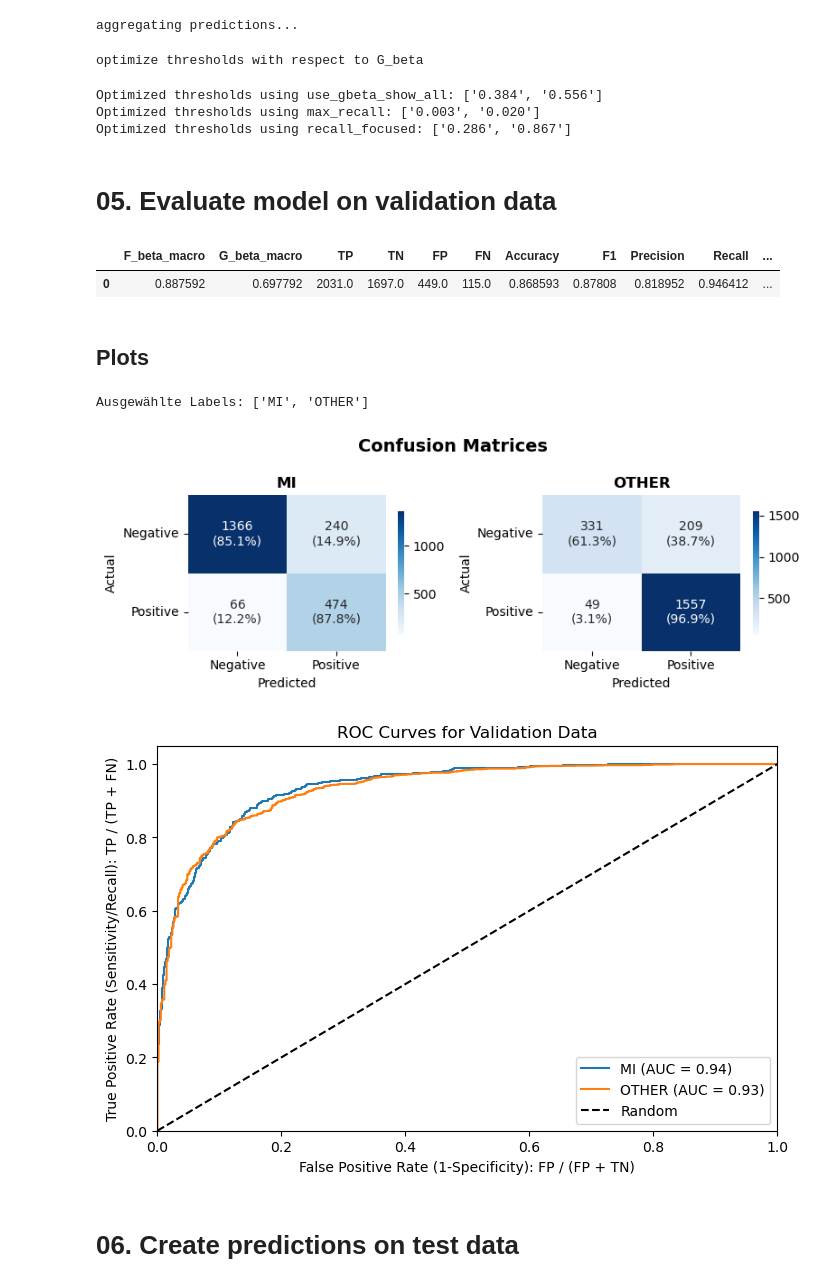
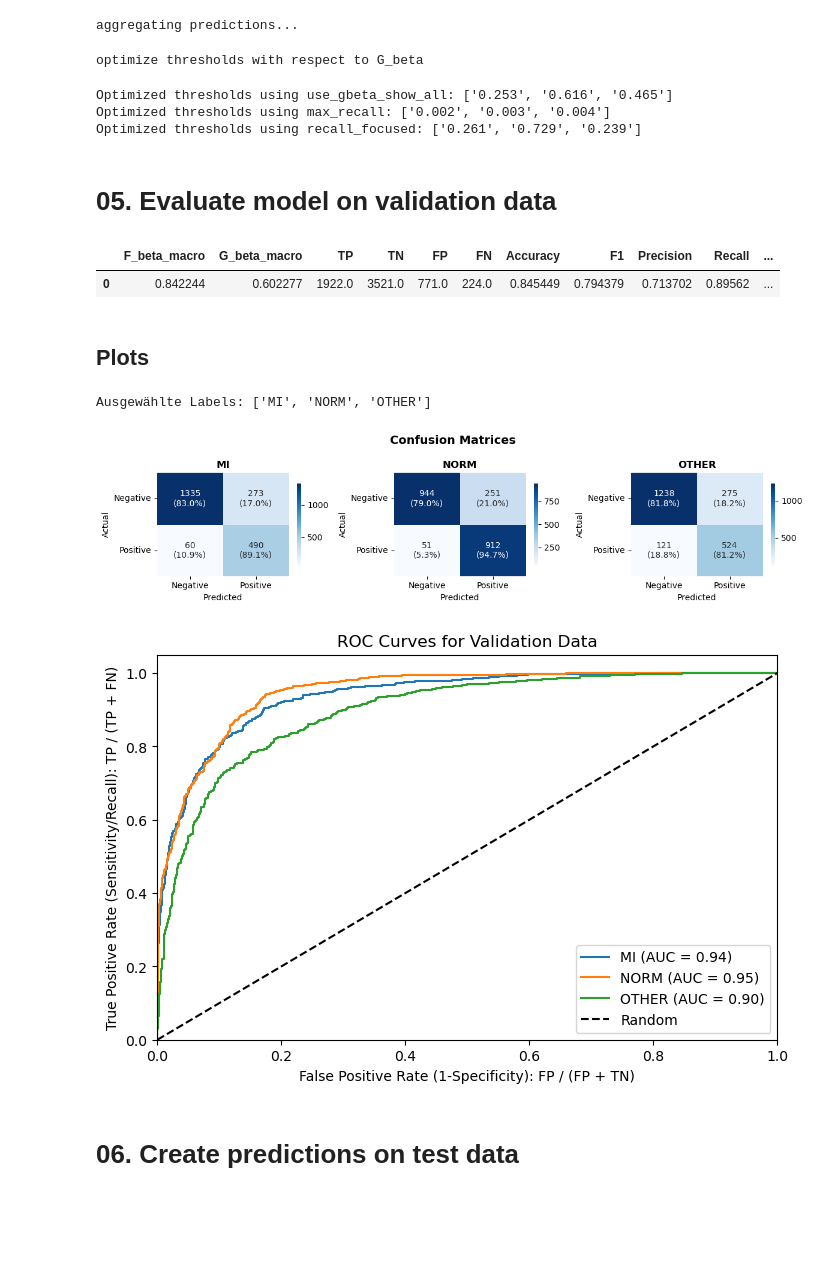
Before and after one commit to AliceKitchkin/ECG_Classification, a Jupyter notebook: ecg_benchmarking_repo/code/ecg_classification.ipynb, the cells around one changed output. Drawn from its saved outputs; the diff is of its cells as text; code cells hidden in the pictures; blank space fills up the shorter version.

Commit message:
Pretrained xresnet1d101 model on 23 classes, predicting 3 classes, with finetuning on 10 epochs, labels and thresholds

```diff
--- a/ecg_benchmarking_repo/code/ecg_classification.ipynb
+++ b/ecg_benchmarking_repo/code/ecg_classification.ipynb
@@ -94,7 +94,7 @@ Count classes: 5
 # classes_2 = ['IMI'] # OTHER
 # classes_3 = ['AMI'] # OTHER
 # classes_4 = ['IMI', 'AMI'] # OTHER
-classes_5 = ['MI']
+classes_5 = ['MI', 'NORM']
 # %%
 # extract excisting classes
 classes = classes_5
@@ -489,9 +491,9 @@ aggregating predictions...
 thresholds = model.optimize_thresholds(y_val, y_val_pred)
 # %% [output]
 optimize thresholds with respect to G_beta
-Optimized thresholds using use_gbeta_show_all: ['0.384', '0.556']
-Optimized thresholds using max_recall: ['0.003', '0.020']
-Optimized thresholds using recall_focused: ['0.286', '0.867']
+Optimized thresholds using use_gbeta_show_all: ['0.253', '0.616', '0.465']
+Optimized thresholds using max_recall: ['0.002', '0.003', '0.004']
+Optimized thresholds using recall_focused: ['0.261', '0.729', '0.239']
 # %%
 # custom_thresholds = {
 #     'CD': 0.3,
@@ -525,7 +527,7 @@ results = utils.generate_results(
 display(results)
 # %% [output]
 |  | F_beta_macro | G_beta_macro | TP | TN | FP | FN | Accuracy | F1 | Precision | Recall | ... |
-| 0 | 0.887592 | 0.697792 | 2031.0 | 1697.0 | 449.0 | 115.0 | 0.868593 | 0.87808 | 0.818952 | 0.946412 | ... |
+| 0 | 0.842244 | 0.602277 | 1922.0 | 3521.0 | 771.0 | 224.0 | 0.845449 | 0.794379 | 0.713702 | 0.89562 | ... |
 # %% [markdown]
 ## Plots
 # %%
@@ -604,17 +606,17 @@ def plot_confusion_matrices(y_true_binary, y_pred_binary, class_names, selected_
 # %%
 %matplotlib inline
 
 # Nur bestimmte Labels auswählen
-selected_labels = ['MI', 'OTHER']
+selected_labels = ['MI', 'NORM', 'OTHER']
 print(f"Ausgewählte Labels: {selected_labels}")
 plot_confusion_matrices(y_true, y_pred_binary, class_names, selected_labels)
 
 # # Alle Labels
 # print("\nAlle Labels:")
 # plot_confusion_matrices(y_true, y_pred_binary, class_names, None)
 # %% [output]
-Ausgewählte Labels: ['MI', 'OTHER']
+Ausgewählte Labels: ['MI', 'NORM', 'OTHER']
-[figure, old version]
+[figure, new version]
 # %%
 def plot_roc_curves(y_true, y_pred_prob, class_names, title="ROC Curves for All Classes", figsize=(8, 5)):
     # import matplotlib.pyplot as plt
@@ -648,7 +650,7 @@ auc_scores_val = plot_roc_curves(
     title="ROC Curves for Validation Data"
 )
 # %% [output]
-[figure, old version]
+[figure, new version]
 # %% [markdown]
 # 06. Create predictions on test data
 # %%
```
Also changed, not shown: parts of 13 cells of this notebook, 6 other files.
